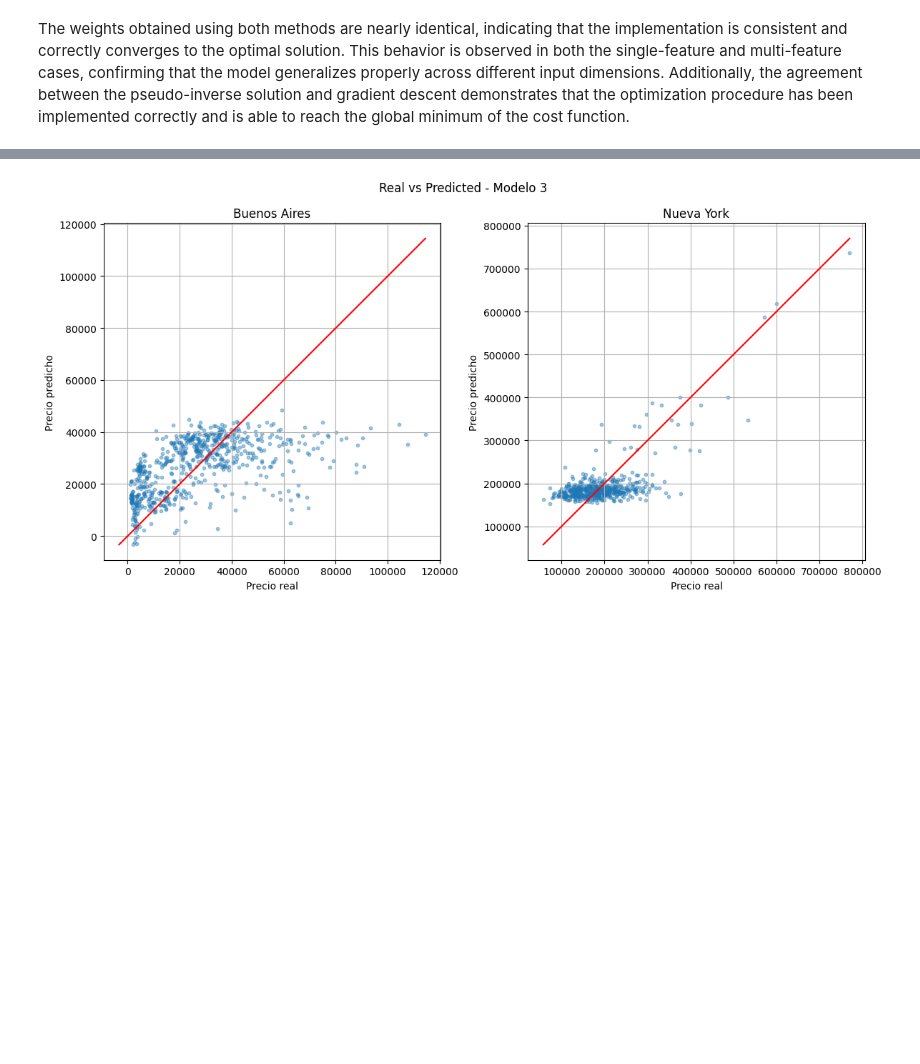
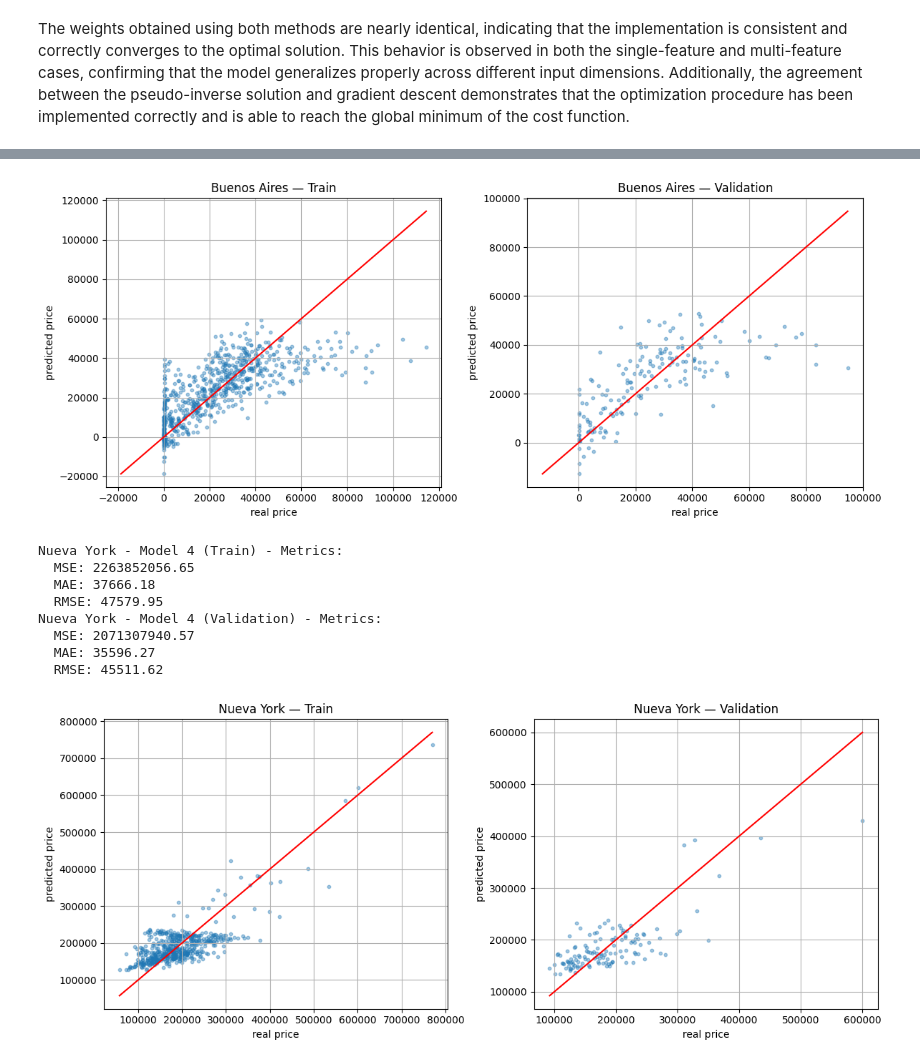
Before and after one commit to pepoberess/PredictorPreciosCasas_Beresten, a Jupyter notebook: notebooks/Entrega_TP1.ipynb, the cells around one changed output, grey strips where cells are left out. Drawn from its saved outputs; the diff is of its cells as text; code cells hidden in the pictures; blank space fills up the shorter version.

```diff
--- a/notebooks/Entrega_TP1.ipynb
+++ b/notebooks/Entrega_TP1.ipynb
@@ -184,22 +195,23 @@ plt.show()
 # %% [markdown]
 Buenos Aires' histogram exhibits a concentration of low values that deviate from the main distribution, it makes no sense that the price of some houses are near 0. As a result, it will be necessary to apply transformations or adjustments to ensure that the model can more accurately learn the underlying relationships.
 # %%
+# Detect suspiciously low BA prices, scale them up, and compare distributions before/after
 old_data = data_train.copy()
+new_data = data_train.copy()
 
-thresholdBA = choose_thresholds(data_train)
+thresholdBA = choose_thresholds(new_data, 0.2)
 print(f"Threshold Buenos Aires: {thresholdBA}")
 
-data_train = adjust_low_prices(data_train, thresholdBA, factorBA=20)
-data_test = adjust_low_prices(data_test, thresholdBA, factorBA=20)
+new_data = adjust_low_prices(new_data, thresholdBA, factorBA=20)
 
-pricesBA = data_train[data_train["lat"] < 0]["precio"]
+pricesBA = new_data[new_data["lat"] < 0]["precio"]
 old_pricesBA = old_data[old_data["lat"] < 0]["precio"]
 
 fig, axes = plt.subplots(1, 2, figsize=(10, 4))
 axes[0].hist(np.log1p(old_pricesBA), bins=60, edgecolor="black", alpha=0.75)
-axes[0].set_title("Histograma log1p(Before Adjustment) - Buenos Aires")
+axes[0].set_title("Histogram log1p(Before Adjustment) - Buenos Aires")
 axes[1].hist(np.log1p(pricesBA), bins=60, edgecolor="black", alpha=0.75)
-axes[1].set_title("Histograma log1p(After Adjustment) - Buenos Aires")
+axes[1].set_title("Histogram log1p(After Adjustment) - Buenos Aires")
 plt.tight_layout()
 plt.show()
 # %% [output]
@@ -308,6 +324,7 @@ edad: optimum weight = 0.007581295357824897
 # %% [markdown]
 The weights obtained using both methods are nearly identical, indicating that the implementation is consistent and correctly converges to the optimal solution. This behavior is observed in both the single-feature and multi-feature cases, confirming that the model generalizes properly across different input dimensions. Additionally, the agreement between the pseudo-inverse solution and gradient descent demonstrates that the optimization procedure has been implemented correctly and is able to reach the global minimum of the cost function.
 # %%
+# M1 (area only) and M2 (area + pool indicator): fit and plot regression lines
 city_datas_stats = [("Buenos Aires", data_train_ba_norm, statistics_ba), ("Nueva York", data_train_ny_norm, statistics_ny)]
 
 for ciudad, data, stats in city_datas_stats:
@@ -336,7 +353,7 @@ for ciudad, data, stats in city_datas_stats:
     sort_idx1 = np.argsort(X1_real["Área"])
     axes[0].scatter(X1_real["Área"], y_real1, alpha=0.3, s=10, label="Real")
     axes[0].plot(X1_real["Área"][sort_idx1], y_pred1[sort_idx1], color="red", label="Predicción")
-    axes[0].set_title("Modelo 1: Área")
+    axes[0].set_title("Model 1: Área")
     axes[0].set_xlabel("Área")
     axes[0].set_ylabel("Precio")
     axes[0].legend()
@@ -351,7 +368,7 @@ for ciudad, data, stats in city_datas_stats:
         axes[1].scatter(X2_real["Área"][con_pileta], y_real2[con_pileta], alpha=0.3, s=10, label="Con pileta")
         axes[1].plot(X2_real["Área"][sort_idx2], y_pred2[sort_idx2], color="red", label="Predicción")
 
-        axes[1].set_title("Modelo 2: Área + Pileta")
+        axes[1].set_title("Model 2: Área + Pileta")
         axes[1].set_xlabel("Área")
         axes[1].set_ylabel("Precio")
         axes[1].legend()
@@ -406,4 +426,5 @@ plt.show()
 # %%
+# M4: extends M3 with polynomial and ratio features — engineer, normalize, train, and evaluate
 M4_dataBA = train_ba.copy()
 M4_dataNY = train_ny.copy()
 
@@ -423,42 +444,35 @@ for data in [M4_dataBA, M4_dataNY, M4_val_ba, M4_val_ny]:
 M4_dataBA_norm, statistics_ba = normalize_train(M4_dataBA.copy(), M4_dataBA.columns)
 M4_dataNY_norm, statistics_ny = normalize_train(M4_dataNY.copy(), M4_dataNY.columns)
 
-city_datas_stats_M4 = [("Buenos Aires", M4_dataBA_norm, statistics_ba), ("Nueva York", M4_dataNY_norm, statistics_ny)]
+M4_val_ba_norm = normalize_test(M4_val_ba.copy(), M4_dataBA.columns, statistics_ba)
+M4_val_ny_norm = normalize_test(M4_val_ny.copy(), M4_dataNY.columns, statistics_ny)
 
-fig, axes = plt.subplots(1, 2, figsize=(12, 6))
-i = 0
-
-for ciudad, data, stats in city_datas_stats_M4:
-    X4 = data[[
+featuresM4 = [
         "Área", "ambientes", "metros_cubiertos",
-        "edad", "pisos", "tipo_casa", "tipo_depto",
+        "edad", "pisos", "tipo_casa", "tipo_depto", "lat", "lon",
         "ambientes_por_piso", "area_por_piso", "area_por_ambiente",
         "ratio_cubierto", "edad_cuadarada", "Área^2", "Área^3", "metros_cubiertos^2"
-    ]]
-    y = data["precio"]
+    ]
 
-    M4 = LinearRegression(X4, y)
+city_datas_stats_M4 = [("Buenos Aires", M4_dataBA_norm, M4_val_ba, M4_val_ba_norm, statistics_ba), ("Nueva York", M4_dataNY_norm, M4_val_ny, M4_val_ny_norm, statistics_ny)]
+
+for ciudad, data, val_data, val_data_norm, stats in city_datas_stats_M4:
+    X4_train = data[featuresM4]
+    y4 = data["precio"]
+
+    X_valM4_norm = val_data_norm[featuresM4]
+    y_valM4 = val_data["precio"]
+
+    M4 = LinearRegression(X4_train, y4)
     M4.pseudo_inverse()
-    M4.print_coefficients()
 
-    X4_real, y4_real, y4_pred = denormalize_dataset(M4, stats)
+    _, y4_real, y4_pred = denormalize_dataset(M4, stats)
 
-    ax = axes[i]
+    print_metrics(y4_real, y4_pred, title=f"{ciudad} - Model 4 (Train)")
 
-    ax.scatter(y4_real, y4_pred, alpha=0.4, s=10)
+    y4_pred_val = denormalize_prediction(M4, X_valM4_norm, stats)
 
-    min_val = min(y4_real.min(), y4_pred.min())
-    max_val = max(y4_real.max(), y4_pred.max())
-    ax.plot([min_val, max_val], [min_val, max_val], color="red")
+    print_metrics(y_valM4, y4_pred_val, title=f"{ciudad} - Model 4 (Validation)")
 
-    ax.set_title(f"{ciudad}")
-    ax.set_xlabel("Precio real")
-    ax.set_ylabel("Precio predicho")
-    ax.grid(True)
-
-    i += 1
-
-plt.suptitle("Real vs Predicted - Modelo 3")
-plt.tight_layout()
-plt.show()
+    plot_real_vs_pred(y4_real, y4_pred, y_valM4, y4_pred_val, title=ciudad)
 # %% [output]
@@ -482,2 +487,11 @@ metros_cubiertos^2: optimum weight = -3.675426074834235
-[figure, old version]
+[figure, new version]
+Nueva York - Model 4 (Train) - Metrics:
+  MSE: 2263852056.65
+  MAE: 37666.18
+  RMSE: 47579.95
+Nueva York - Model 4 (Validation) - Metrics:
+  MSE: 2071307940.57
+  MAE: 35596.27
+  RMSE: 45511.62
+[figure, added]
 # %%
```
Also changed, not shown: parts of 25 cells of this notebook, 10 other files.
